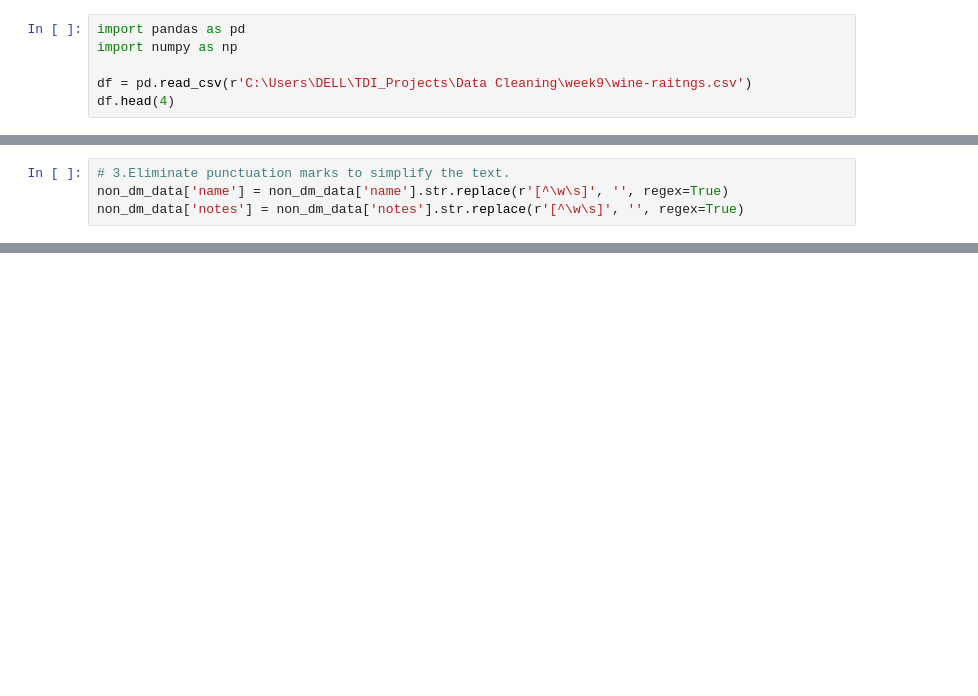
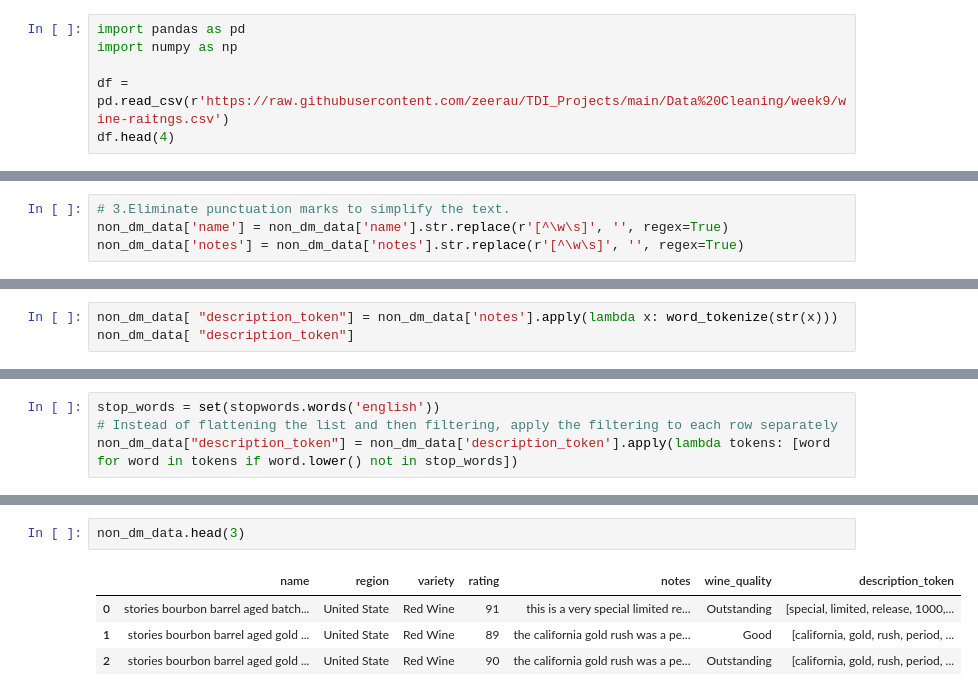
Before and after one commit to zeerau/TDI_Projects, a Jupyter notebook: Data Cleaning/week9/data_cleaning.ipynb, the cells around one changed output, grey strips where cells are left out. Saved outputs shown, nothing was run; the diff lists cells and outputs as text; blank space fills up the shorter version.

```diff
--- a/Data Cleaning/week9/data_cleaning.ipynb
+++ b/Data Cleaning/week9/data_cleaning.ipynb
@@ -2,7 +2,7 @@
 import pandas as pd
 import numpy as np
 
-df = pd.read_csv(r'C:\Users\DELL\TDI_Projects\Data Cleaning\week9\wine-raitngs.csv')
+df = pd.read_csv(r'https://raw.githubusercontent.com/zeerau/TDI_Projects/main/Data%20Cleaning/week9/wine-raitngs.csv')
 df.head(4)
 # %% [output]
 |  | name | region | variety | rating | notes |
@@ -210,0 +238,3 @@ Name: notes, Length: 32620, dtype: object
+# %%
+non_dm_data[ "description_token"] = non_dm_data['notes'].apply(lambda x: word_tokenize(str(x)))
+non_dm_data[ "description_token"]
@@ -210,0 +290,4 @@ Name: notes, Length: 32620, dtype: object
+# %%
+stop_words = set(stopwords.words('english'))
+# Instead of flattening the list and then filtering, apply the filtering to each row separately
+non_dm_data["description_token"] = non_dm_data['description_token'].apply(lambda tokens: [word for word in tokens if word.lower() not in stop_words])
@@ -210,0 +312,7 @@ Name: notes, Length: 32620, dtype: object
+# %%
+non_dm_data.head(3)
+# %% [output]
+|  | name | region | variety | rating | notes | wine_quality | description_token |
+| 0 | stories bourbon barrel aged batch... | United State | Red Wine | 91 | this is a very special limited re... | Outstanding | [special, limited, release, 1000,... |
+| 1 | stories bourbon barrel aged gold ... | United State | Red Wine | 89 | the california gold rush was a pe... | Good | [california, gold, rush, period, ... |
+| 2 | stories bourbon barrel aged gold ... | United State | Red Wine | 90 | the california gold rush was a pe... | Outstanding | [california, gold, rush, period, ... |
```
Also changed, not shown: parts of 16 cells of this notebook.
